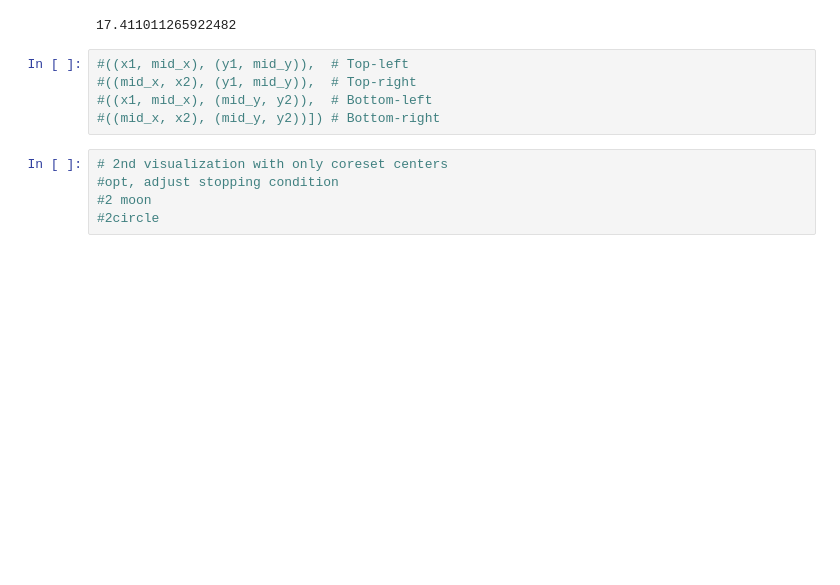
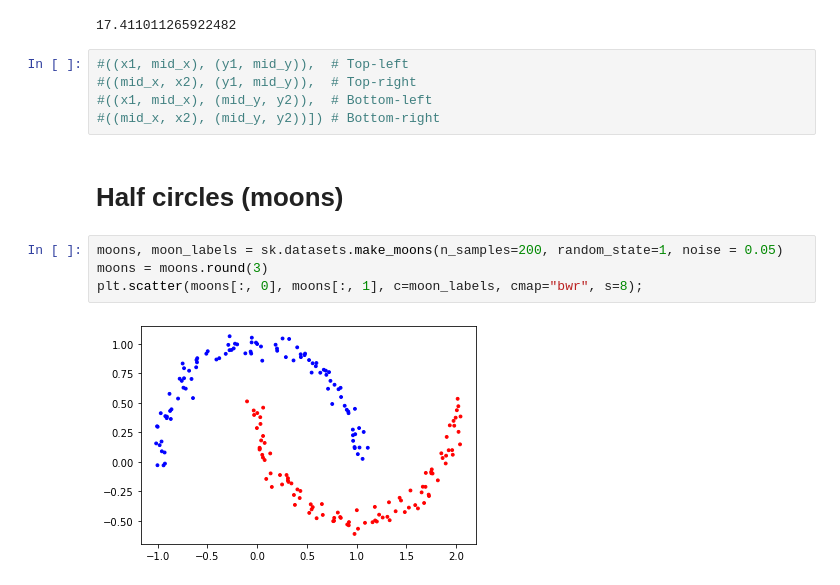
Before and after one commit to SGladkis/Coresets-in-Dynamic-Geometric-Data-Streams-implementation, a Jupyter notebook: code.ipynb, the cells around one changed output. Drawn from its saved outputs; the diff is of its cells as text; blank space fills up the shorter version.

```diff
--- a/code.ipynb
+++ b/code.ipynb
@@ -222,8 +220,11 @@ Current number of cells: 7
 #((mid_x, x2), (y1, mid_y)),  # Top-right
 #((x1, mid_x), (mid_y, y2)),  # Bottom-left
 #((mid_x, x2), (mid_y, y2))]) # Bottom-right
-# %%
-# 2nd visualization with only coreset centers
-#opt, adjust stopping condition
-#2 moon
-#2circle
+# %% [markdown]
+# Half circles (moons)
+# %%
+moons, moon_labels = sk.datasets.make_moons(n_samples=200, random_state=1, noise = 0.05)
+moons = moons.round(3)
+plt.scatter(moons[:, 0], moons[:, 1], c=moon_labels, cmap="bwr", s=8);
+# %% [output]
+[figure, added]
```
Also changed, not shown: parts of 11 cells of this notebook.
